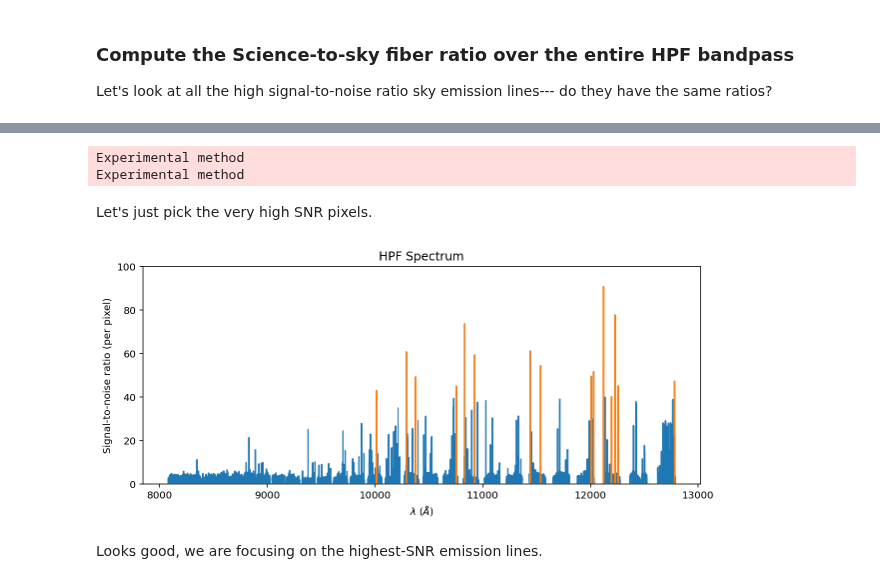
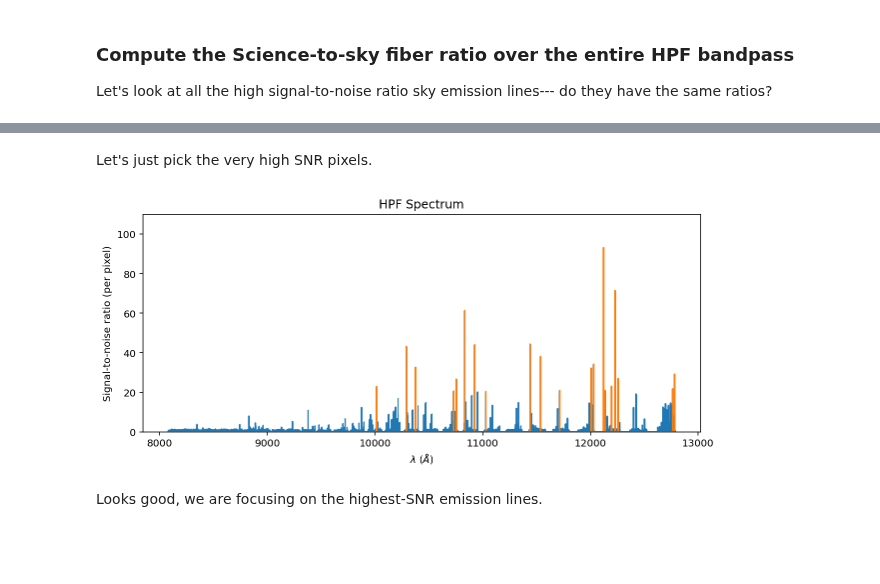
Before and after one commit to OttoStruve/muler, a Jupyter notebook: docs/tutorials/blank_sky_observations.ipynb, the cells around one changed output, grey strips where cells are left out. Drawn from its saved outputs; the diff is of its cells as text; code cells hidden in the pictures; blank space fills up the shorter version.

```diff
--- a/docs/tutorials/blank_sky_observations.ipynb
+++ b/docs/tutorials/blank_sky_observations.ipynb
@@ -64,9 +68,5 @@ There's no convenience method for sky or uncertainty stitching (yet) so we have
 # %%
-full_sky = HPFSpectrumList([resampler(spec.sky, spec.spectral_axis) for spec in spectra]).stitch()
-full_snr = HPFSpectrumList([spec/spec.uncertainty.array for spec in spectra]).stitch()
+full_snr = resampled_sky_spectrum.snr
-# %% [output]
-Experimental method
-Experimental method
 # %% [markdown]
 Let's just pick the very high SNR pixels.
 # %%
@@ -74,9 +74,9 @@ full_mask = full_snr.flux.value > 40
-# %%
-ax = full_snr.plot(ylo=0, yhi=100)
-(full_snr*full_mask).plot(ax=ax);
-ax.set_ylabel('Signal-to-noise ratio (per pixel)');
-# %% [output]
-[figure, removed]
+# %%
+ax = resampled_sky_spectrum.plot(yhi=110);
+(resampled_sky_spectrum*full_mask).plot(ax=ax);
+ax.set_ylabel('Signal-to-noise ratio (per pixel)');
+# %% [output]
+[figure, added]
 # %% [markdown]
 Looks good, we are focusing on the highest-SNR emission lines.
 # %%
```
Also changed, not shown: parts of 9 cells of this notebook, 2 other files.
